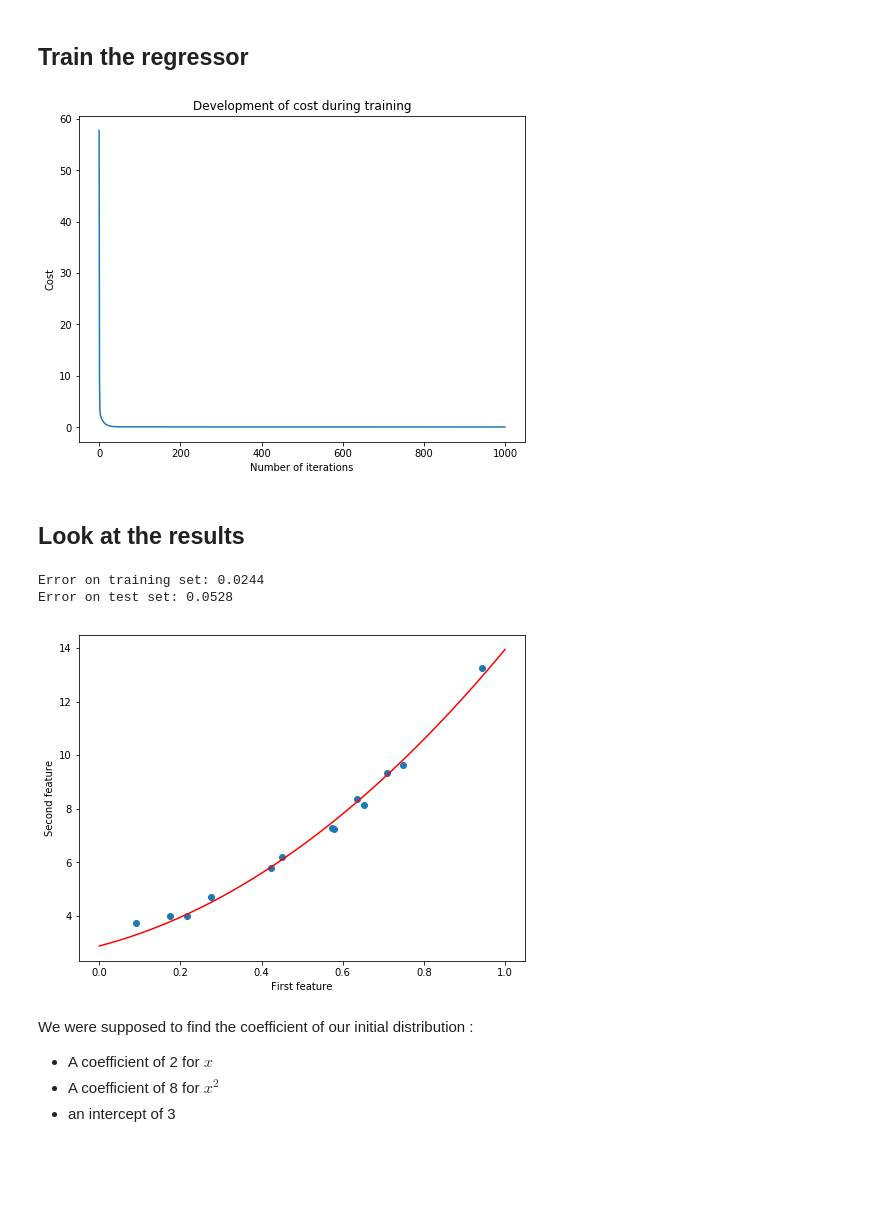
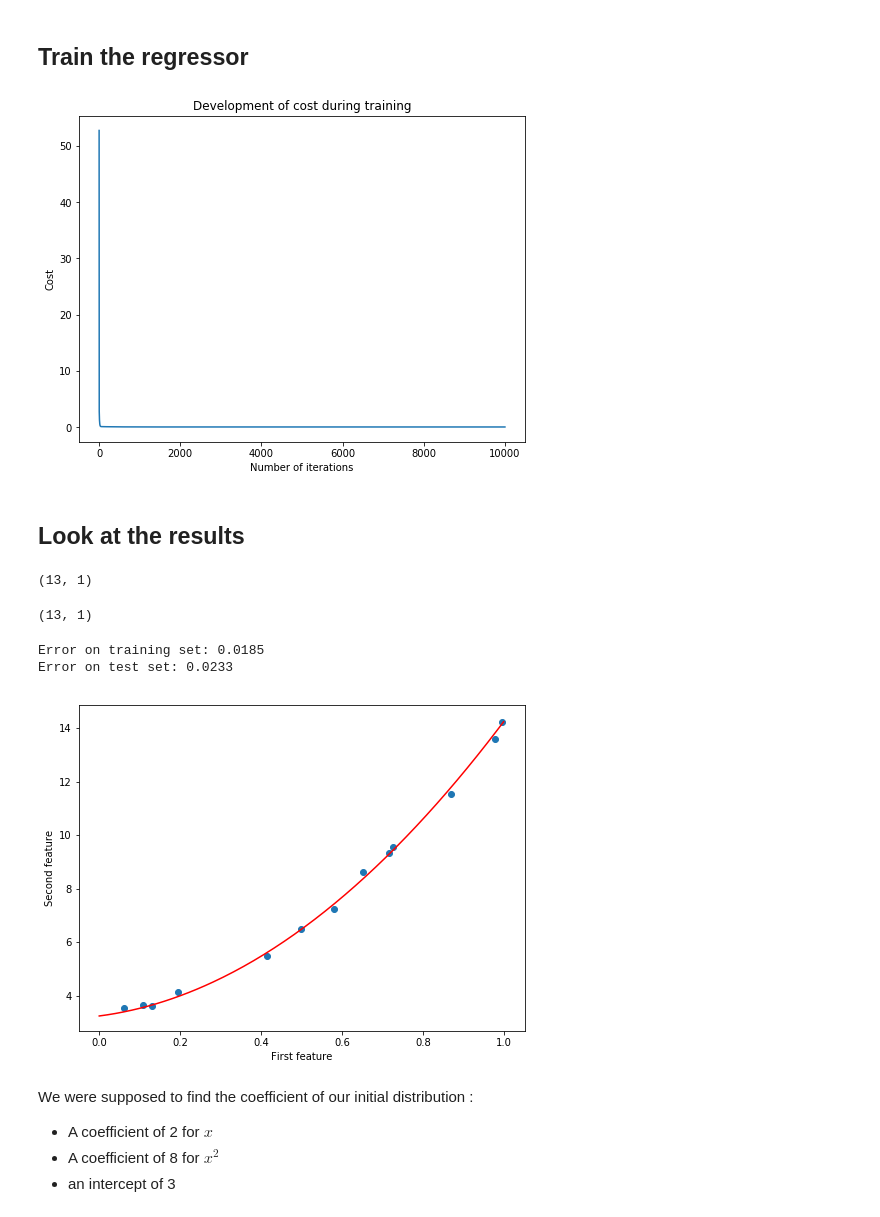
Before and after one commit to Yaka12/Basics, a Jupyter notebook: Machine Learning/Polynomial Regression.ipynb, the cells around one changed output. Drawn from its saved outputs; the diff is of its cells as text; code cells hidden in the pictures; blank space fills up the shorter version.

```diff
--- a/Machine Learning/Polynomial Regression.ipynb
+++ b/Machine Learning/Polynomial Regression.ipynb
@@ -160,18 +164,20 @@ class PolyRegression :
         plt.show()
 # %% [markdown]
 ## Train the regressor
+# %%
+n_iter = 10000
 # %%
 regressor = PolyRegression(degree = degree)
-w_trained, costs = regressor.train_gradient_descent(X_train, y_train, learning_rate=0.25, n_iter=1000)
+w_trained, costs = regressor.train_gradient_descent(X_train, y_train, learning_rate=0.25, n_iter=n_iter)
 # %%
 fig = plt.figure(figsize=(8,6))
-plt.plot(np.arange(1000), costs)
+plt.plot(np.arange(n_iter), costs)
 plt.title("Development of cost during training")
 plt.xlabel("Number of iterations")
 plt.ylabel("Cost")
 plt.show()
 # %% [output]
-[figure, old version]
+[figure, new version]
 # %% [markdown]
 ## Look at the results
 # %%
@@ -180,6 +186,14 @@ n_samples_test = X_test.shape[0]
 
 y_p_train = regressor.predict(X_train)
 y_p_test = regressor.predict(X_test)
+# %%
+y_p_test.shape
+# %% [output]
+(13, 1)
+# %%
+y_test.shape
+# %% [output]
+(13, 1)
 # %%
 error_train =  (1 / n_samples) * np.sum((y_p_train - y_train) ** 2)
 error_test =  (1 / n_samples_test) * np.sum((y_p_test - y_test) ** 2)
@@ -187,12 +201,12 @@ error_test =  (1 / n_samples_test) * np.sum((y_p_test - y_test) ** 2)
 print("Error on training set:", np.round(error_train, 4))
 print("Error on test set:",np.round(error_test,4))
 # %% [output]
-Error on training set: 0.0244
-Error on test set: 0.0528
+Error on training set: 0.0185
+Error on test set: 0.0233
 # %%
 regressor.plot_function(X_test[:,0], y_test)
 # %% [output]
-[figure, old version]
+[figure, new version]
 # %% [markdown]
 We were supposed to find the coefficient of our initial distribution :
 * A coefficient of 2 for $x$
```
Also changed, not shown: parts of 4 cells of this notebook, 19 other files.
